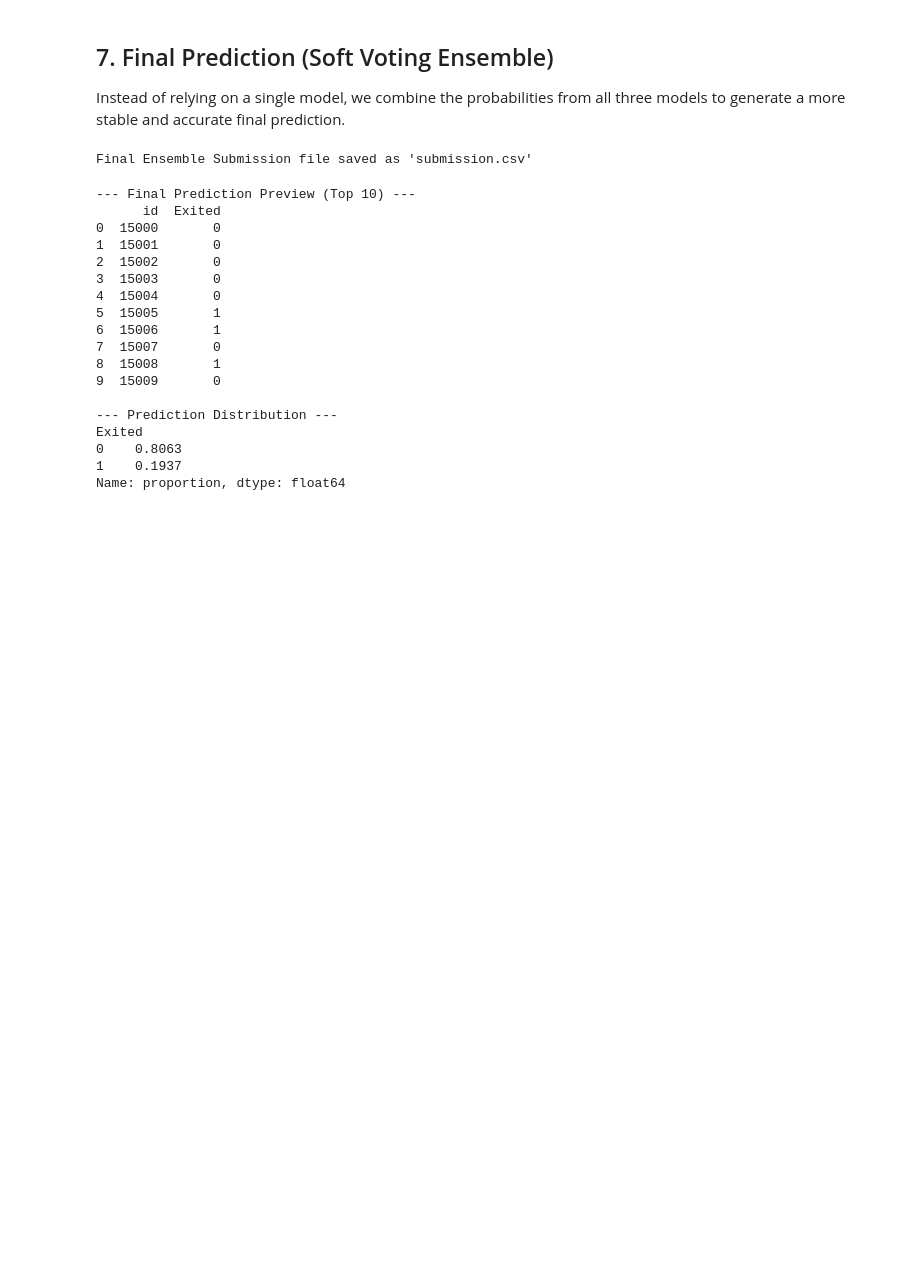
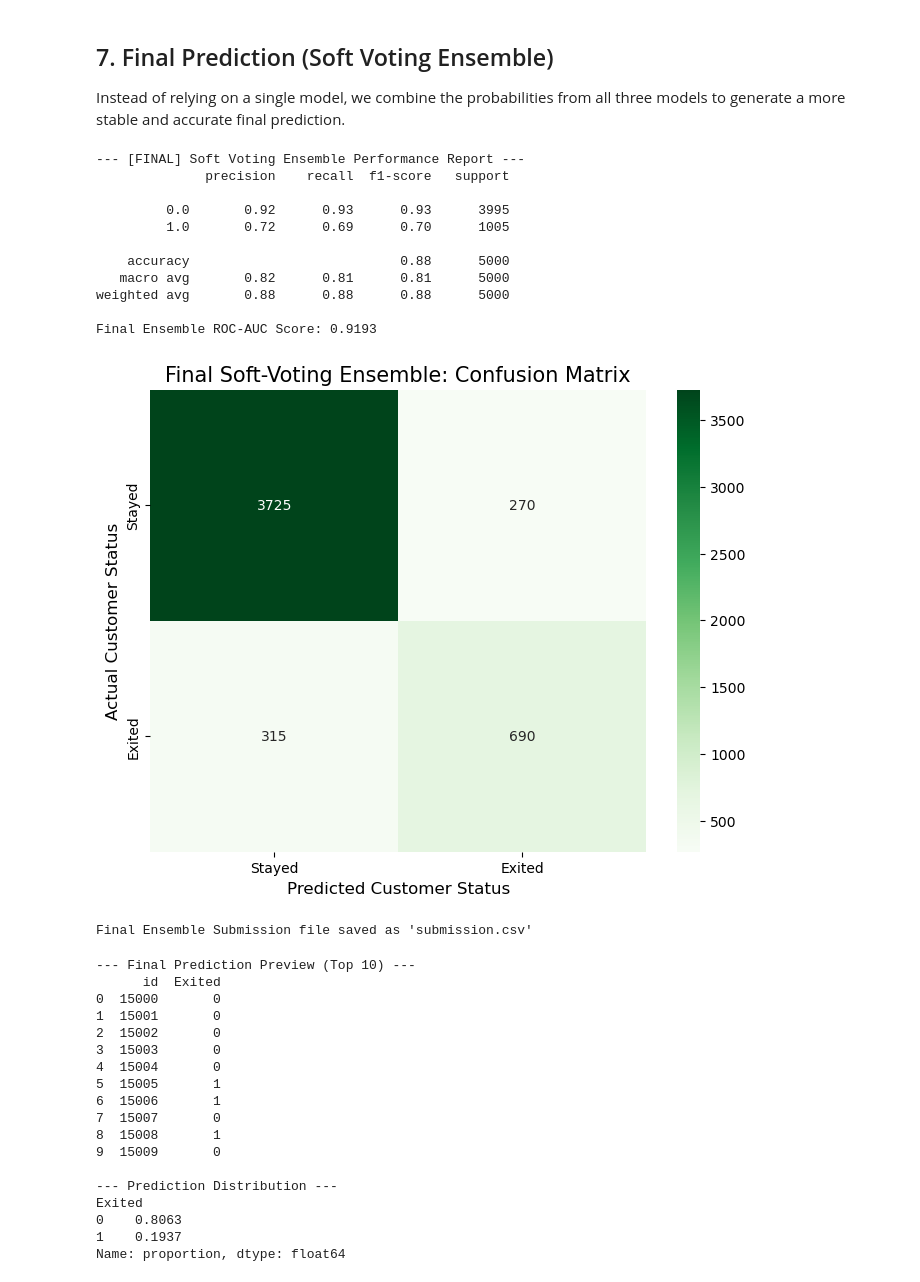
Before and after one commit to Seokyoung-Hwang-AI/Bank-Churn-Prediction-Ensemble, a Jupyter notebook: project.ipynb, the cells around one changed output. Cells and saved outputs as stored; diff of their text form; code cells hidden in the pictures; blank space fills up the shorter version.

```diff
--- a/project.ipynb
+++ b/project.ipynb
@@ -176,32 +176,79 @@ weighted avg       0.88      0.88      0.88      5000
 ## 7. Final Prediction (Soft Voting Ensemble)
 Instead of relying on a single model, we combine the probabilities from all three models to generate a more stable and accurate final prediction.
 # %%
-# Preprocess test data
-test_processed = test.drop(['id', 'Surname'], axis=1)
-test_processed = col_trans.transform(test_processed)
+# 1. Ensemble Performance Validation (For Portfolio)
+
+# Get probabilities from each model for validation
+# XGBoost
+dtest_val = xgb.DMatrix(X_test)
+val_prob_xgb = model_xgb.predict(dtest_val)
+# CatBoost
+val_prob_cat = cat_model.predict_proba(X_test)[:, 1]
+# LightGBM
+val_prob_lgb = lgb_model.predict_proba(X_test)[:, 1]
+
+# Soft Voting: Average of probabilities
+val_final_prob = (val_prob_xgb + val_prob_cat + val_prob_lgb) / 3
+val_final_preds = (val_final_prob > 0.5).astype(int)
+
+# Print Performance Report
+print("--- [FINAL] Soft Voting Ensemble Performance Report ---")
+print(classification_report(y_test, val_final_preds))
+print(f"Final Ensemble ROC-AUC Score: {roc_auc_score(y_test, val_final_prob):.4f}")
+
+# 1. Generate Confusion Matrix using the final ensemble predictions (val_final_preds)
+cm_ensemble = confusion_matrix(y_test, val_final_preds)
+
+# 2. Visualize the Confusion Matrix using a Heatmap
+plt.figure(figsize=(8, 6))
+sns.heatmap(cm_ensemble, annot=True, fmt='d', cmap='Greens',
+            xticklabels=['Stayed', 'Exited'],
+            yticklabels=['Stayed', 'Exited'])
+
+plt.title('Final Soft-Voting Ensemble: Confusion Matrix', fontsize=15)
+plt.ylabel('Actual Customer Status', fontsize=12)
+plt.xlabel('Predicted Customer Status', fontsize=12)
+plt.savefig('images/final_confusion_matrix_heatmap.png', dpi=300, bbox_inches='tight')
+plt.show()
+
+# 2. Final Prediction & Submission File Generation
+
+# Preprocess the test data
+test_temp = test.drop(['id', 'Surname'], axis=1)
+test_processed = col_trans.transform(test_temp)
 
 # Get Probabilities from each model
 # XGBoost
 dtest_final = xgb.DMatrix(test_processed)
 prob_xgb = model_xgb.predict(dtest_final)
-
 # CatBoost
 prob_cat = cat_model.predict_proba(test_processed)[:, 1]
-
 # LightGBM
 prob_lgb = lgb_model.predict_proba(test_processed)[:, 1]
 
 # Soft Voting: Average of probabilities
 final_prob = (prob_xgb + prob_cat + prob_lgb) / 3
 final_preds = (final_prob > 0.5).astype(int)
 
 # Create submission file
 sample_submission['Exited'] = final_preds
 sample_submission.to_csv('submission.csv', index=False)
 
 print("\nFinal Ensemble Submission file saved as 'submission.csv'")
 # %% [output]
-Final Ensemble Submission file saved as 'submission.csv'
+--- [FINAL] Soft Voting Ensemble Performance Report ---
+              precision    recall  f1-score   support
+
+         0.0       0.92      0.93      0.93      3995
+         1.0       0.72      0.69      0.70      1005
+
+    accuracy                           0.88      5000
+   macro avg       0.82      0.81      0.81      5000
+weighted avg       0.88      0.88      0.88      5000
+
+Final Ensemble ROC-AUC Score: 0.9193
+[figure, added]
+Final Ensemble Submission file saved as 'submission.csv'
 # %%
 # Final Submission & Result Verification
 
```
Also changed, not shown: parts of 2 cells of this notebook, 1 other file.
